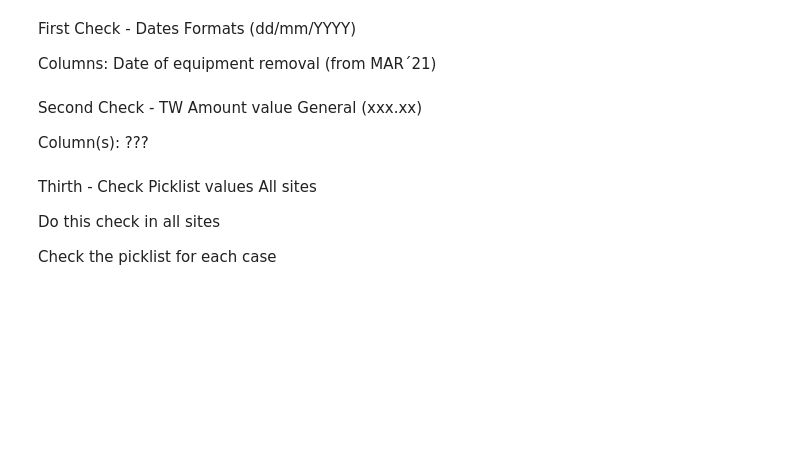
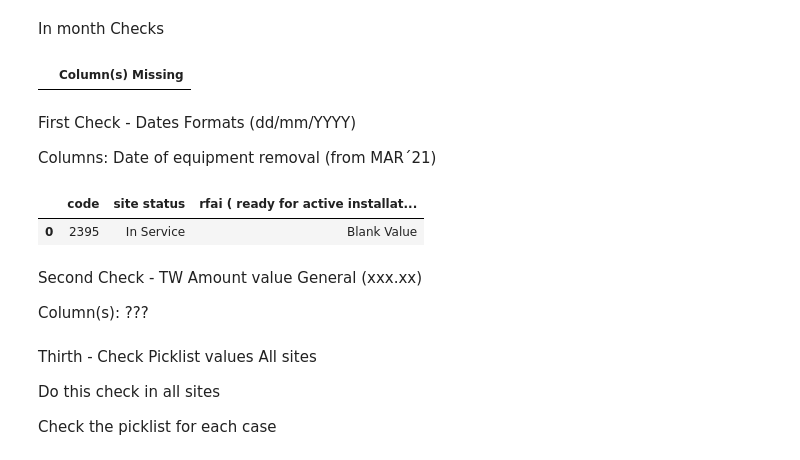
Before and after one commit to emerenan/xlsx_validation, a Jupyter notebook: ro_validations.ipynb, the cells around one changed output. Drawn from its saved outputs; the diff is of its cells as text; code cells hidden in the pictures; blank space fills up the shorter version.

```diff
--- a/ro_validations.ipynb
+++ b/ro_validations.ipynb
@@ -638,0 +1145,2 @@ towerdb = towerdb.reindex(columns=col_order)
+# %% [markdown]
+In month Checks
@@ -639,8 +1165,10 @@ towerdb = towerdb.reindex(columns=col_order)
 # %%
 """Check Columns Received"""
-df_cols = check_columns_received(towerdb, col_order)
+df_cols = check_columns_received(towerdb, lower_str(list(msa.columns)))
 #No columns missing
 df_cols
+# %% [output]
+|  | Column(s) Missing |
 # %% [markdown]
 First Check - Dates Formats (dd/mm/YYYY)
 
@@ -668,3 +1190,16 @@ no_actives_dates_errors
+# %%
+dates_bill = [tw_index, tw_bill]
+"""Checking columns for errors"""
+actives_dates_errors = check_date_columns(actives, tw_index, tw_status, dates_bill, 2)
+# Actives sites with blank billing trigger date
+
+no_actives_dates_errors = check_date_columns(no_actives, tw_index,tw_status, dates_doer, 2)
+#No errors
+# %%
+actives_dates_errors
+# %% [output]
+|  | code | site status | rfai ( ready for active installat... |
+| 0 | 2395 | In Service | Blank Value |
 # %% [markdown]
 Second Check - TW Amount value General (xxx.xx)
 
```
Also changed, not shown: parts of 41 cells of this notebook.
